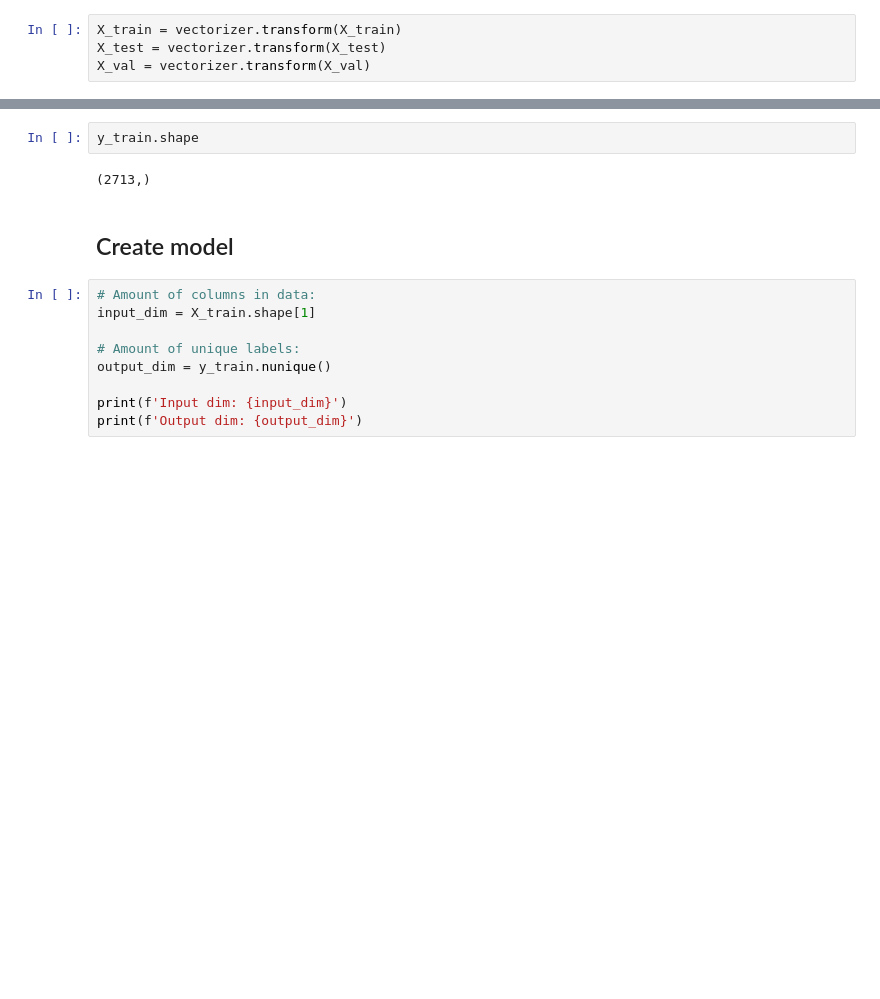
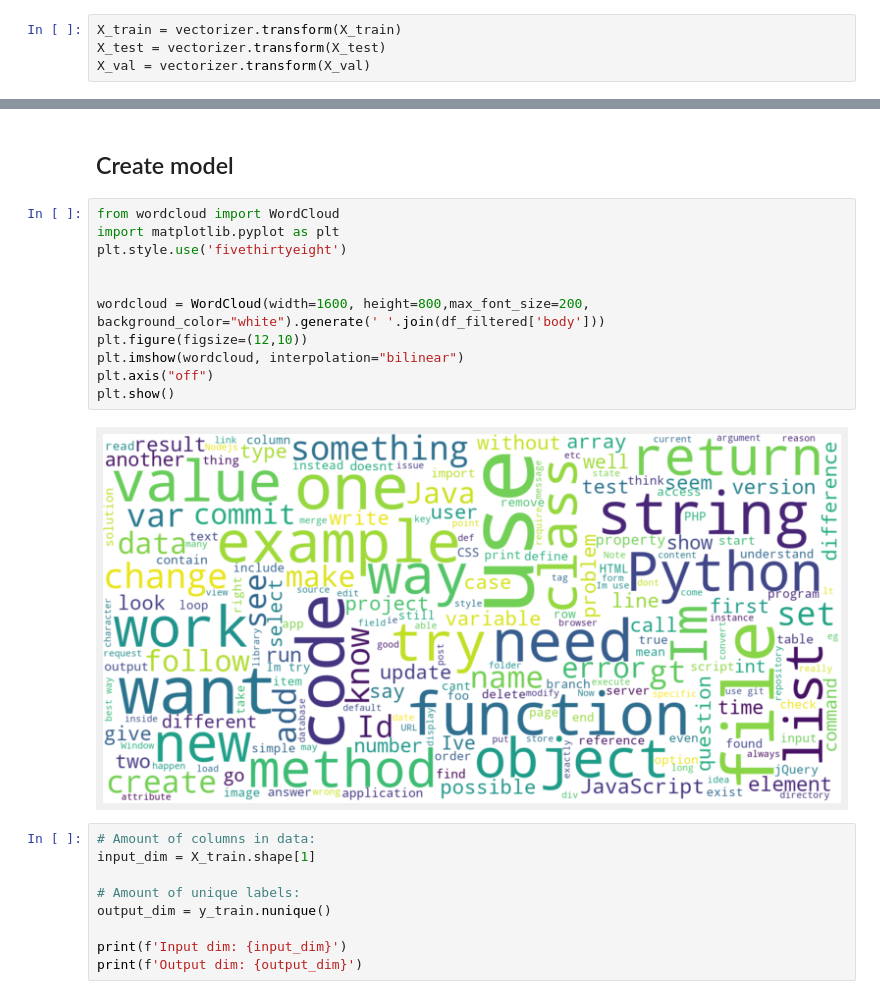
Before and after one commit to EnsarIshakoglu/NLP, a Jupyter notebook: NLP_Text_Classification.ipynb, the cells around one changed output, grey strips where cells are left out. Cells and saved outputs as stored; diff of their text form; blank space fills up the shorter version.

```diff
--- a/NLP_Text_Classification.ipynb
+++ b/NLP_Text_Classification.ipynb
@@ -302,10 +283,19 @@ X_val shape: (340, 22048)
 y_train shape: (2713,)
-# %%
-y_train.shape
-# %% [output]
-(2713,)
 # %% [markdown]
 ## Create model
+# %%
+from wordcloud import WordCloud
+import matplotlib.pyplot as plt
+plt.style.use('fivethirtyeight')
+
+
+wordcloud = WordCloud(width=1600, height=800,max_font_size=200, background_color="white").generate(' '.join(df_filtered['body']))
+plt.figure(figsize=(12,10))
+plt.imshow(wordcloud, interpolation="bilinear")
+plt.axis("off")
+plt.show()
+# %% [output]
+[figure, added]
 # %%
 # Amount of columns in data:
 input_dim = X_train.shape[1]
```
Also changed, not shown: parts of 6 cells of this notebook.
